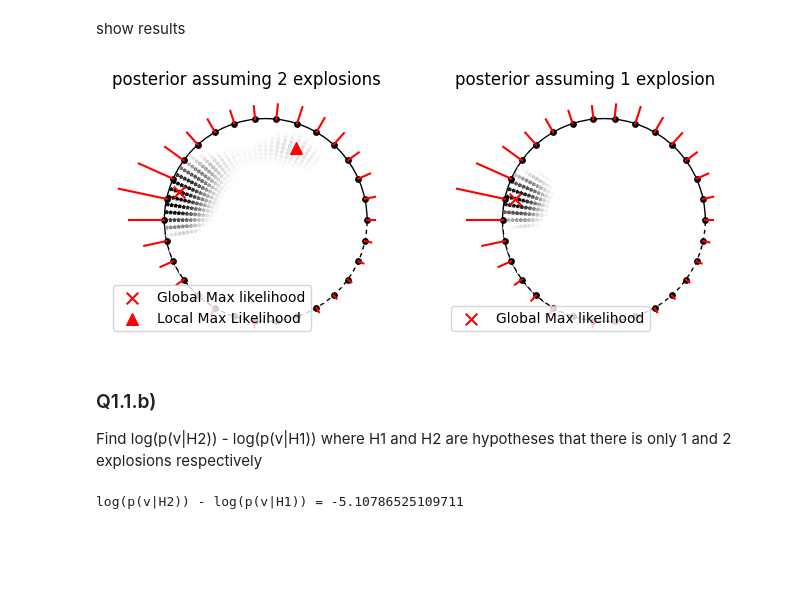
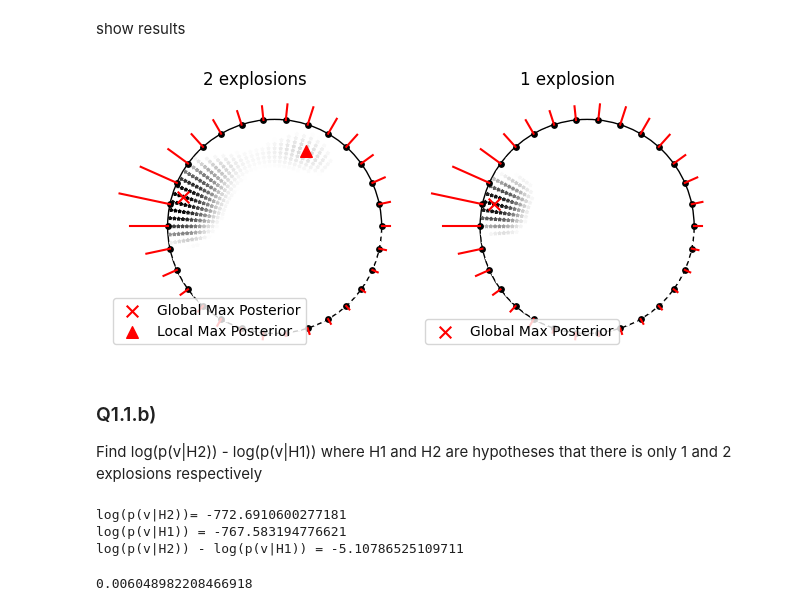
Before and after one commit to fclarke1/graphical-models-comp0080, a Jupyter notebook: 1.1_earthquake.ipynb, the cells around one changed output. Cells and saved outputs as stored; diff of their text form; code cells hidden in the pictures; blank space fills up the shorter version.

```diff
--- a/1.1_earthquake.ipynb
+++ b/1.1_earthquake.ipynb
@@ -180,7 +180,7 @@ def show_earth_likelihood(sensor_locations, world, like, sensor_data=None, axes=
 
     # plot the max likelihood point
     max_like_index = like.argmax()
-    axes.scatter(world[max_like_index,0], world[max_like_index,1], c='red', marker='x', s=70, label='Global Max likelihood')
+    axes.scatter(world[max_like_index,0], world[max_like_index,1], c='red', marker='x', s=70, label='Global Max Posterior')
 
     # if 2 explosions plot the second local maximum
     if is_two_explosions:
@@ -189,7 +189,7 @@ def show_earth_likelihood(sensor_locations, world, like, sensor_data=None, axes=
         like_world_right = like[world_right_index]
         world_right = world[world_right_index]
         max_2_like_index = like_world_right.argmax()
-        axes.scatter(world_right[max_2_like_index,0], world_right[max_2_like_index,1], c='red', marker='^', s=70, label='Local Max Likelihood')
+        axes.scatter(world_right[max_2_like_index,0], world_right[max_2_like_index,1], c='red', marker='^', s=70, label='Local Max Posterior')
 
     axes.legend(loc='lower left')
     axes.axis('off')
@@ -213,11 +213,14 @@ log_like_H2 = log_sum_of_exponential_components(like_exponentials_H2.sum(axis=2)
 show results
 # %%
 # plot the likelihoods
-fig, axs = plt.subplots(1, 2, figsize=(8,8))
-show_earth_likelihood(sensors, world, log_like_H2, data_earthquake, axes=axs[0], visual_scale=0.15, is_two_explosions=True, title='posterior assuming 2 explosions')
-show_earth_likelihood(sensors, world, log_like_H1, data_earthquake, axes=axs[1], visual_scale=0.05, is_two_explosions=False, title='posterior assuming 1 explosion')
+fig, axs = plt.subplots(1, 2)
+show_earth_likelihood(sensors, world, log_like_H2, data_earthquake, axes=axs[0], visual_scale=0.15, is_two_explosions=True, title='2 explosions')
+show_earth_likelihood(sensors, world, log_like_H1, data_earthquake, axes=axs[1], visual_scale=0.05, is_two_explosions=False, title='1 explosion')
+fig.tight_layout()
+
+plt.savefig('Q1.1.a_explosion_posterior.png', dpi=300, bbox_inches='tight')
 # %% [output]
-[figure, old version]
+[figure, new version]
 # %% [markdown]
 ### Q1.1.b)
 Find log(p(v|H2)) - log(p(v|H1))
@@ -231,6 +234,14 @@ log_prob_H1 =  np.log(p_s1) + log_sum_of_exponential_components(like_exponential
 log_prob_H2 =  np.log(p_s1) + np.log(p_s2) + log_sum_of_exponential_components(like_exponentials_H2.sum(axis=2).flatten())
 
 answer = log_prob_H2 - log_prob_H1
+print(f"log(p(v|H2))= {log_prob_H2}")
+print(f"log(p(v|H1)) = {log_prob_H1}")
 print(f"log(p(v|H2)) - log(p(v|H1)) = {answer}")
 # %% [output]
+log(p(v|H2))= -772.6910600277181
+log(p(v|H1)) = -767.583194776621
 log(p(v|H2)) - log(p(v|H1)) = -5.10786525109711
+# %%
+np.exp(answer)
+# %% [output]
+0.006048982208466918
```
Also changed, not shown: 1 other file.
